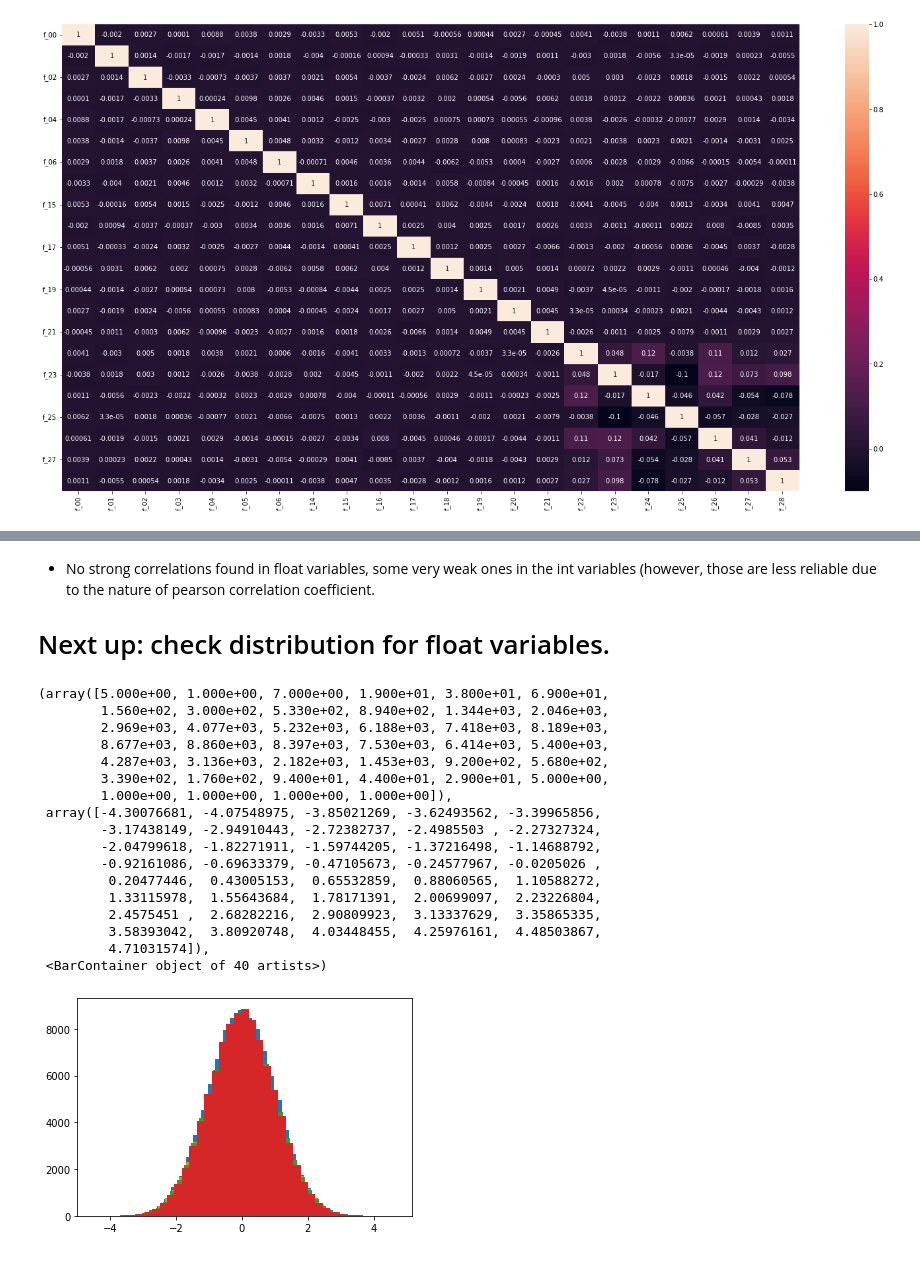
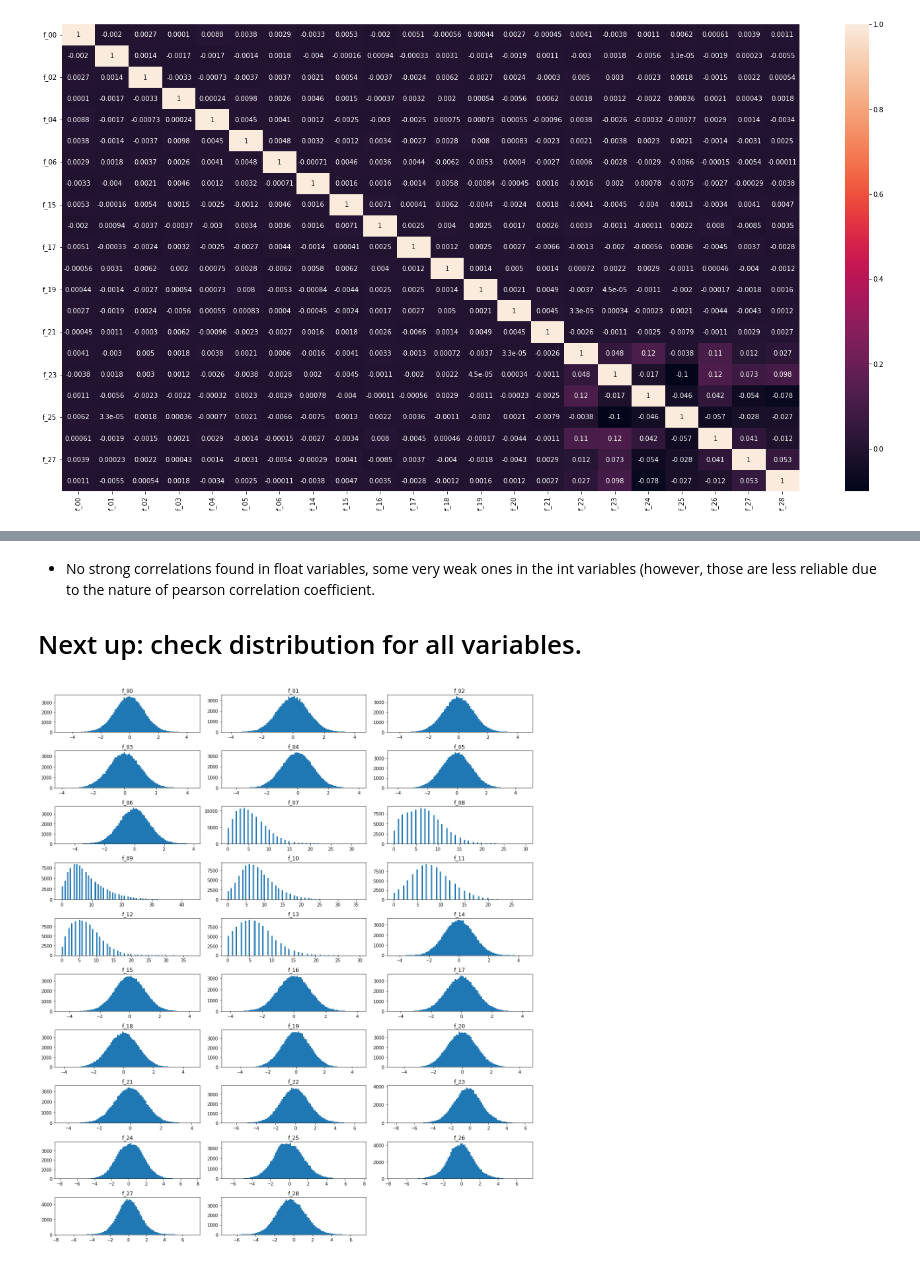
Before and after one commit to JesseSchouten/TabularPlaygroundSeries, a Jupyter notebook: notebooks/exploratory_analysis_v1.ipynb, the cells around one changed output, grey strips where cells are left out. Saved outputs shown, nothing was run; the diff lists cells and outputs as text; code cells hidden in the pictures.

```diff
--- a/notebooks/exploratory_analysis_v1.ipynb
+++ b/notebooks/exploratory_analysis_v1.ipynb
@@ -111,35 +153,19 @@ plt.gcf().set_size_inches(25, 13)
 # %% [markdown]
 - No strong correlations found in float variables, some very weak ones in the int variables (however, those are less reliable due to the nature of pearson correlation coefficient.
 
-# Next up: check distribution for float variables.
+# Next up: check distribution for all variables.
 # %%
-x = df['f_02']
-plt.hist(x, bins=40)
-
-x = df['f_03']
-plt.hist(x, bins=40)
-
-x = df['f_04']
-plt.hist(x, bins=40)
-
-x = df['f_05']
-plt.hist(x, bins=40)
+figure = plt.figure(figsize=(16, 18))
+featCount = 29
+for i in range(featCount):
+    if i < 10:
+        feat_name = 'f_0' + str(i)
+    else:
+        feat_name = 'f_' + str(i)
+    plt.subplot(10, 3, i+1)
+    plt.hist(df[feat_name], bins=100)
+    plt.title(f'{feat_name}')
+figure.tight_layout(h_pad=1.0, w_pad=1.0)
+plt.show()
 # %% [output]
-(array([5.000e+00, 1.000e+00, 7.000e+00, 1.900e+01, 3.800e+01, 6.900e+01,
-        1.560e+02, 3.000e+02, 5.330e+02, 8.940e+02, 1.344e+03, 2.046e+03,
-        2.969e+03, 4.077e+03, 5.232e+03, 6.188e+03, 7.418e+03, 8.189e+03,
-        8.677e+03, 8.860e+03, 8.397e+03, 7.530e+03, 6.414e+03, 5.400e+03,
-        4.287e+03, 3.136e+03, 2.182e+03, 1.453e+03, 9.200e+02, 5.680e+02,
-        3.390e+02, 1.760e+02, 9.400e+01, 4.400e+01, 2.900e+01, 5.000e+00,
-        1.000e+00, 1.000e+00, 1.000e+00, 1.000e+00]),
- array([-4.30076681, -4.07548975, -3.85021269, -3.62493562, -3.39965856,
-        -3.17438149, -2.94910443, -2.72382737, -2.4985503 , -2.27327324,
-        -2.04799618, -1.82271911, -1.59744205, -1.37216498, -1.14688792,
-        -0.92161086, -0.69633379, -0.47105673, -0.24577967, -0.0205026 ,
-         0.20477446,  0.43005153,  0.65532859,  0.88060565,  1.10588272,
-         1.33115978,  1.55643684,  1.78171391,  2.00699097,  2.23226804,
-         2.4575451 ,  2.68282216,  2.90809923,  3.13337629,  3.35865335,
-         3.58393042,  3.80920748,  4.03448455,  4.25976161,  4.48503867,
-         4.71031574]),
- <BarContainer object of 40 artists>)
-[figure, old version]
+[figure, new version]
```
Also changed, not shown: parts of 24 cells of this notebook, 2 other files.
